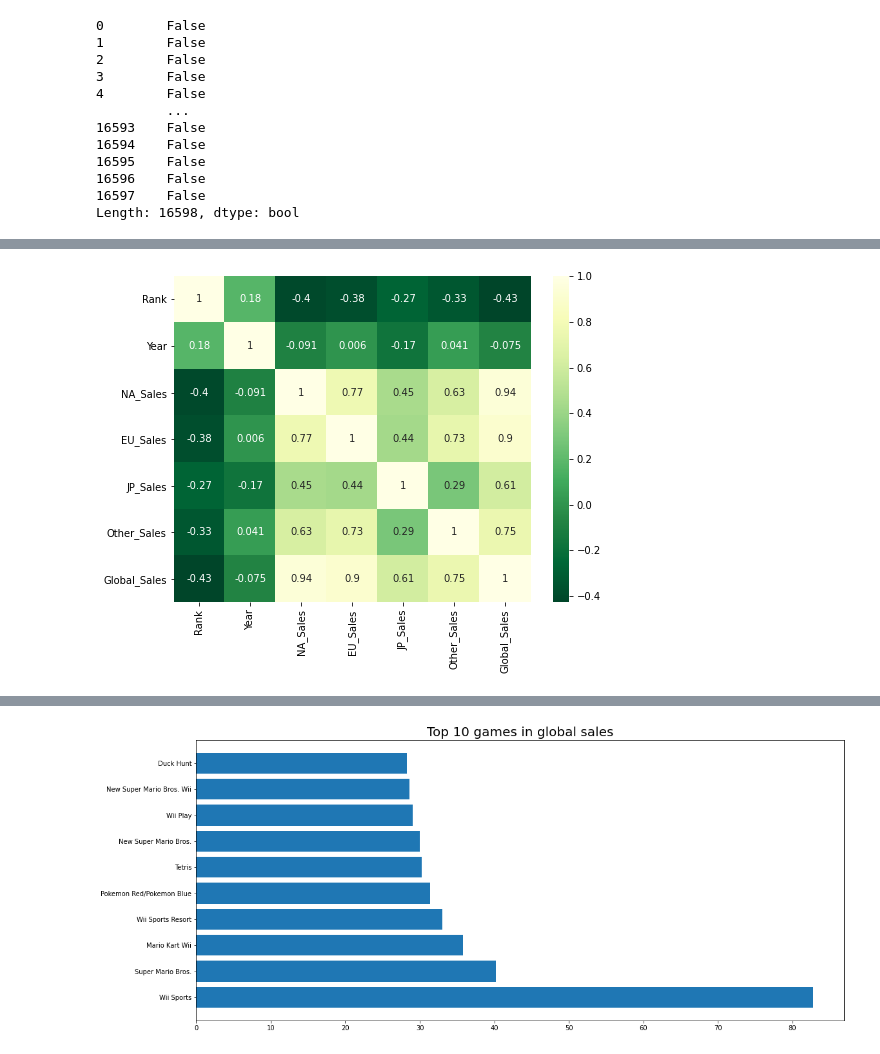
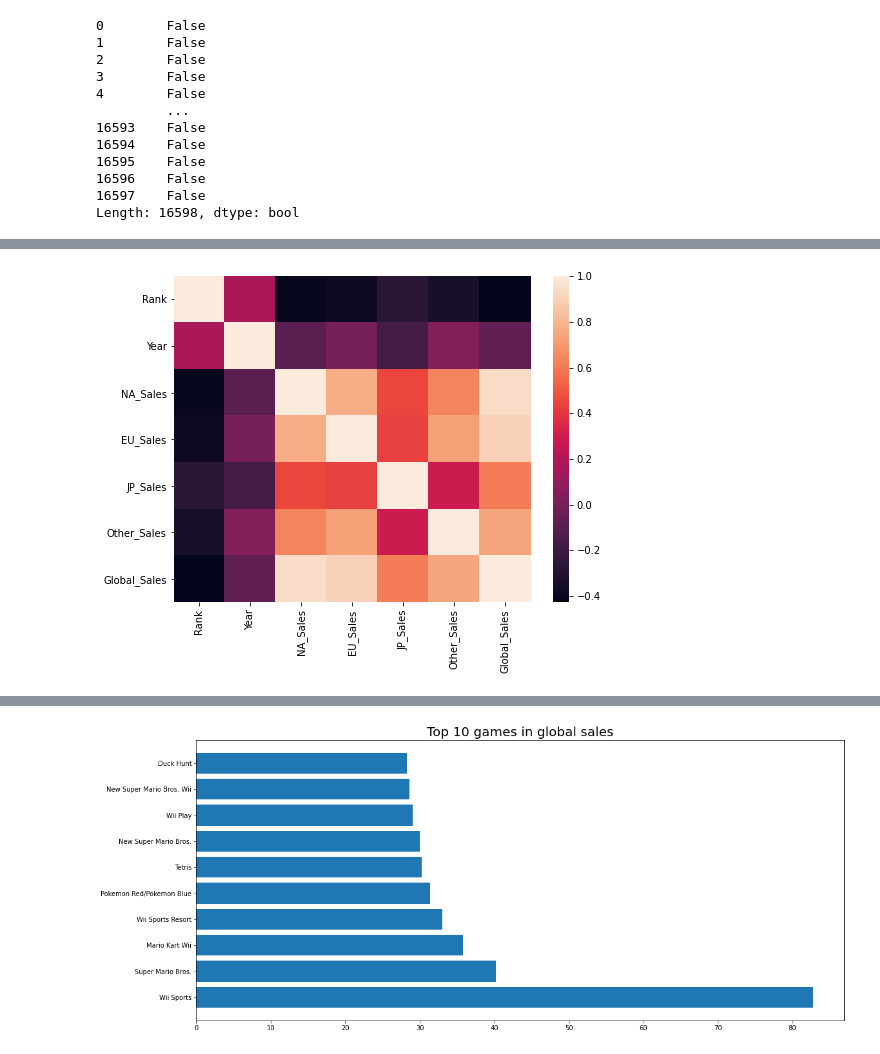
Before and after one commit to PaulaNuno/storytelling-project, a Jupyter notebook: data_cleaning.ipynb, the cells around one changed output, grey strips where cells are left out. Cells and saved outputs as stored; diff of their text form; code cells hidden in the pictures.

```diff
--- a/data_cleaning.ipynb
+++ b/data_cleaning.ipynb
@@ -87,8 +86,9 @@ df.describe()
 # %%
 #
 matrix = df.corr()
 plt.figure(figsize=(8,6))
 #plot heat map
-g=sns.heatmap(matrix,annot=True,cmap="YlGn_r")
+g=sns.heatmap(matrix)
+plt.savefig("correlation",dpi = 100)
 # %% [output]
-[figure, old version]
+[figure, new version]
```
Also changed, not shown: parts of 9 cells of this notebook, 1 other file.
